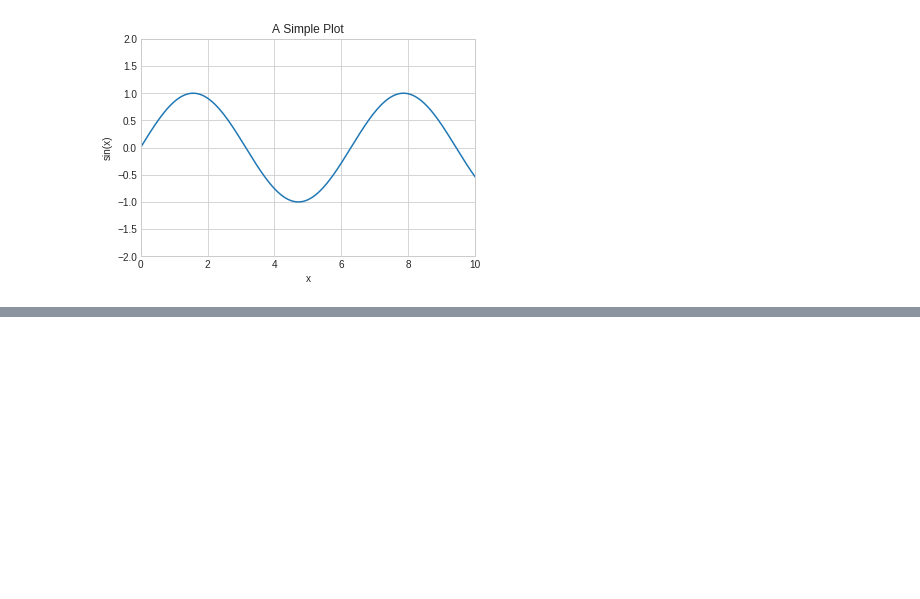
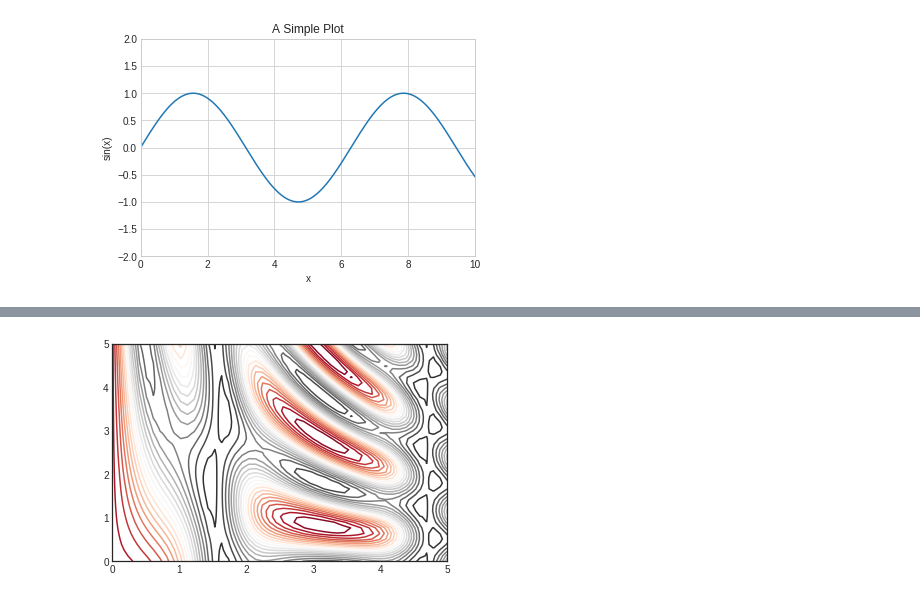
Before and after one commit to Shilparpatil/internship, a Jupyter notebook: matplotlib.ipynb, the cells around one changed output, grey strips where cells are left out. Cells and saved outputs as stored; diff of their text form; code cells hidden in the pictures; blank space fills up the shorter version.

```diff
--- a/matplotlib.ipynb
+++ b/matplotlib.ipynb
@@ -126,0 +150,4 @@ ax.set(xlim=(0, 10), ylim=(-2, 2),
+# %%
+plt.contour(X, Y, Z, 20, cmap='RdGy');
+# %% [output]
+[figure, added]
```
Also changed, not shown: parts of 13 cells of this notebook.
